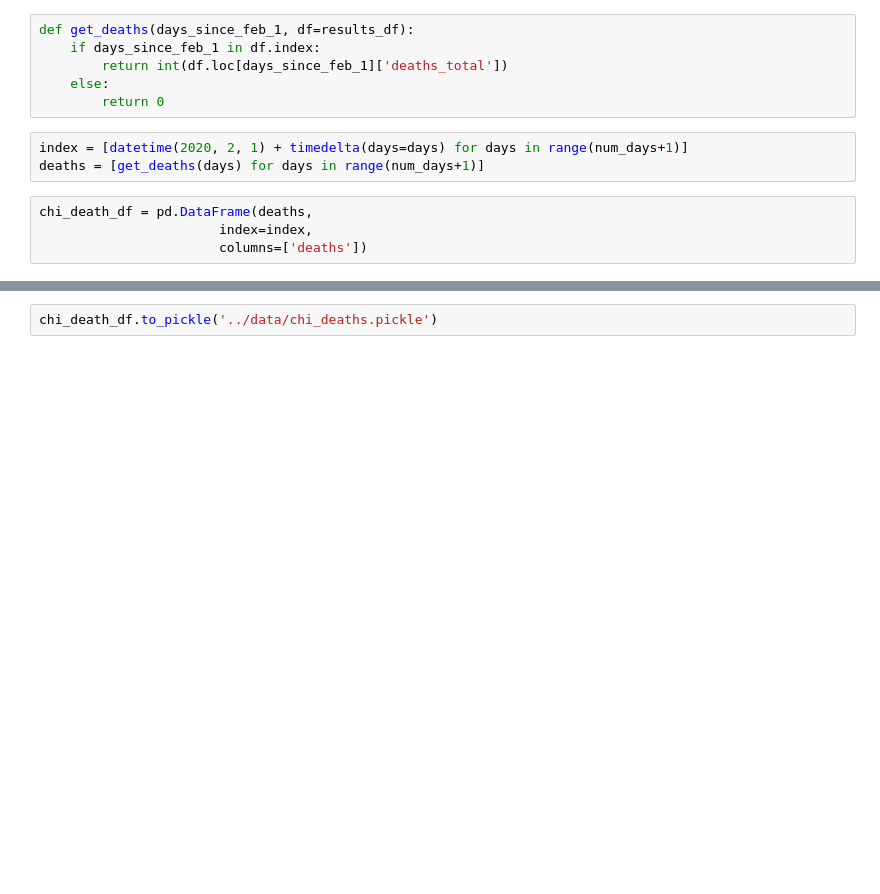
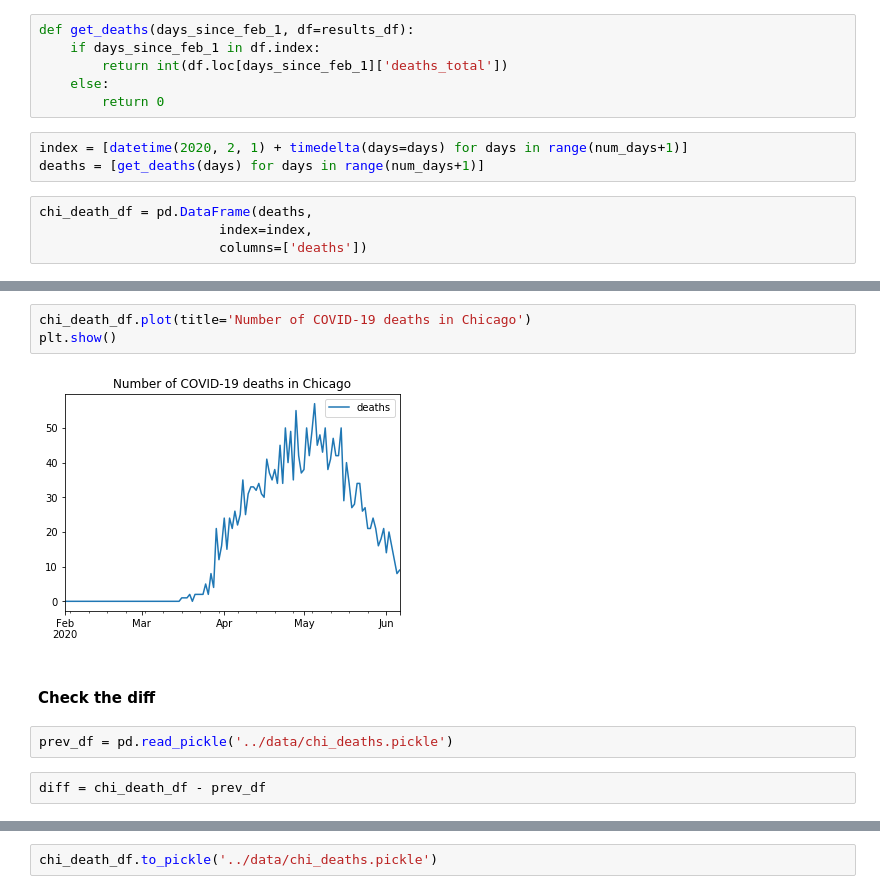
Before and after one commit to Inoueian/covid_19, a Jupyter notebook: notebooks/create_data_pickles.ipynb, the cells around one changed output, grey strips where cells are left out. Cells and saved outputs as stored; diff of their text form; blank space fills up the shorter version.

Commit message:
Update to 2020-06-08 data and check update for past dates

```diff
--- a/notebooks/create_data_pickles.ipynb
+++ b/notebooks/create_data_pickles.ipynb
@@ -49,0 +67,11 @@ chi_death_df = pd.DataFrame(deaths,
+# %%
+chi_death_df.plot(title='Number of COVID-19 deaths in Chicago')
+plt.show()
+# %% [output]
+[figure, added]
+# %% [markdown]
+#### Check the diff
+# %%
+prev_df = pd.read_pickle('../data/chi_deaths.pickle')
+# %%
+diff = chi_death_df - prev_df
```
Also changed, not shown: parts of 4 cells of this notebook, 1 other file.
